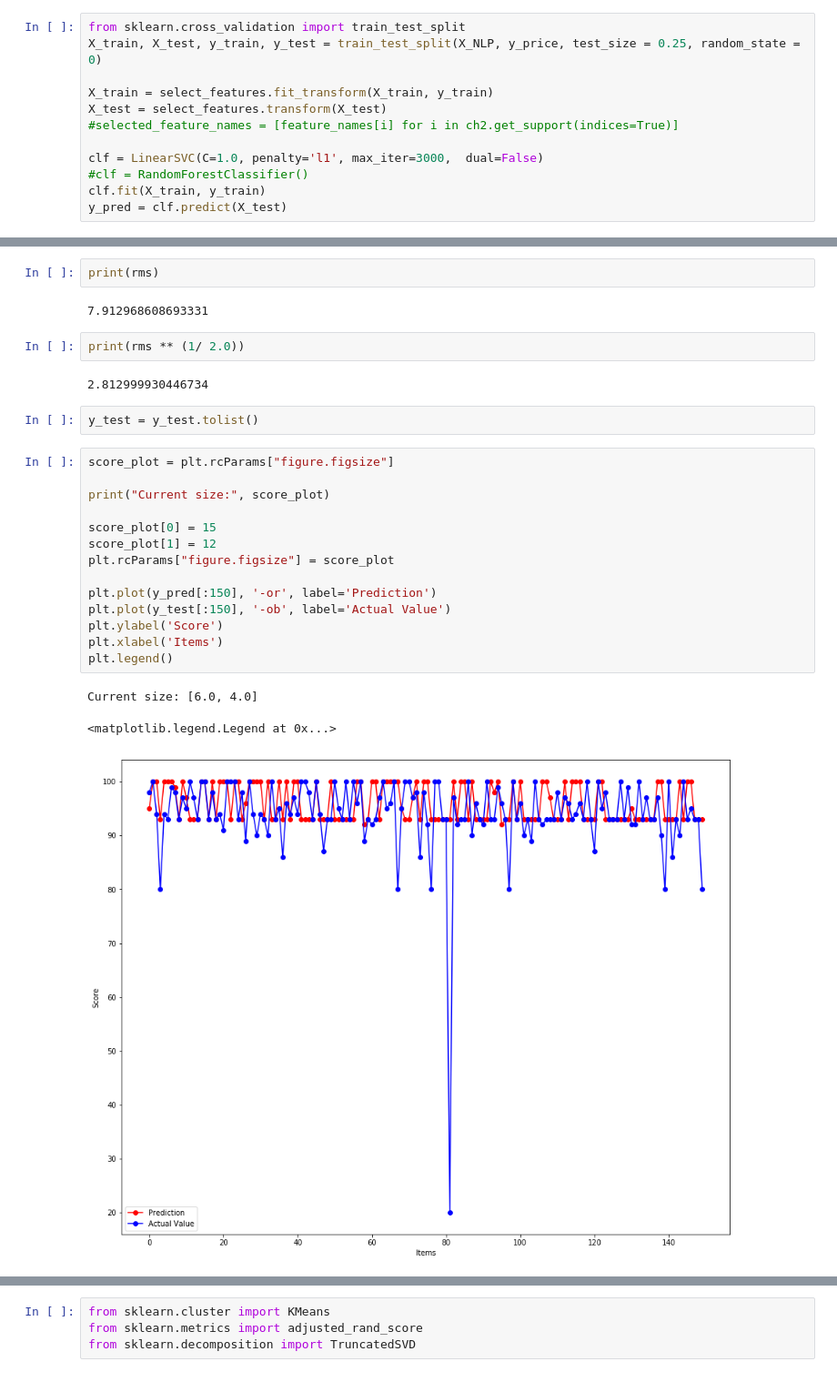
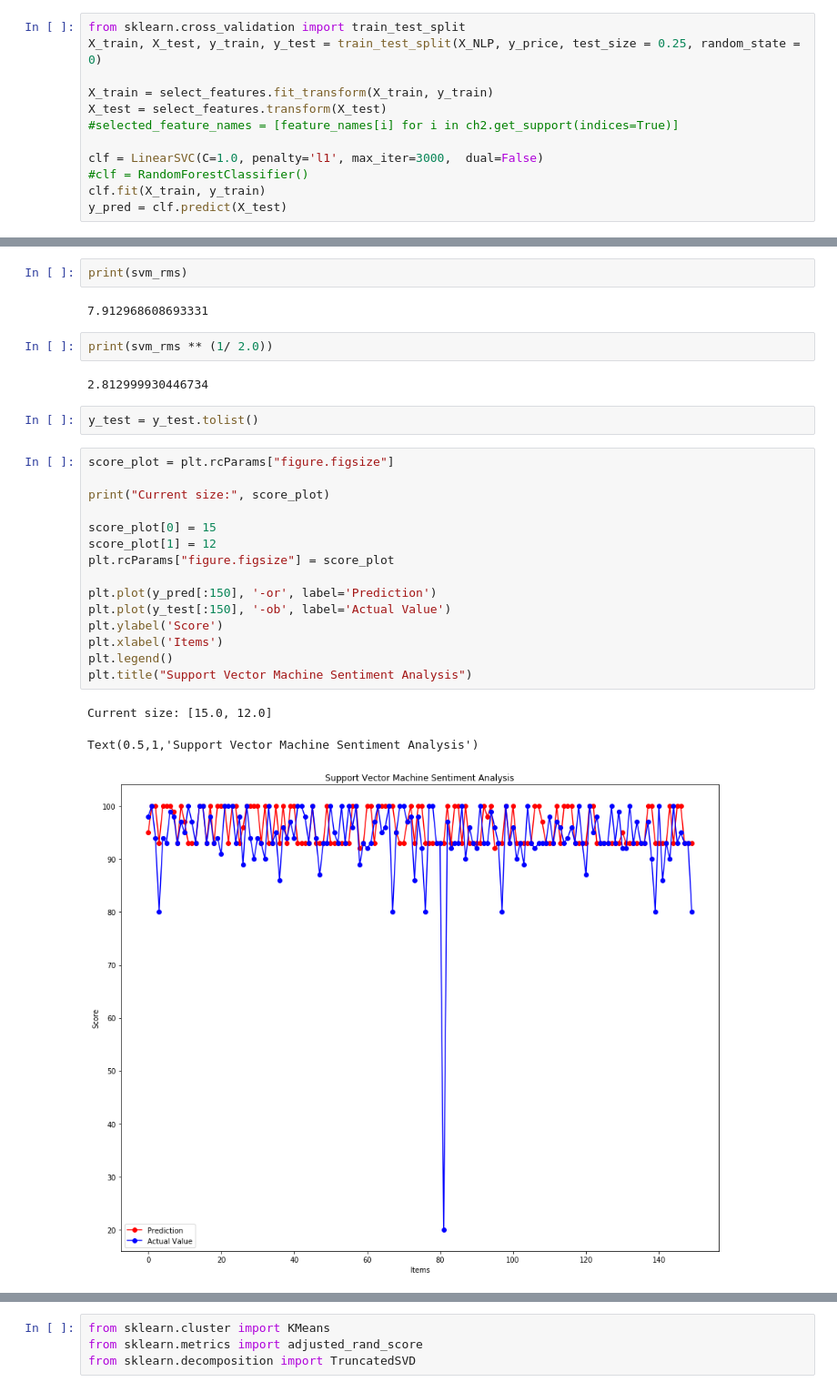
Before and after one commit to ManvithaC/AirBnB-listing-Recommender, a Jupyter notebook: NLP.ipynb, the cells around one changed output, grey strips where cells are left out. Shown at 91% size. Cells and saved outputs as stored; diff of their text form.

```diff
--- a/NLP.ipynb
+++ b/NLP.ipynb
@@ -138,9 +138,9 @@ rms = sqrt(mean_squared_error(y_test, y_pred))
 # %%
-print(rms)
+print(svm_rms)
 # %% [output]
 7.912968608693331
 # %%
-print(rms ** (1/ 2.0))
+print(svm_rms ** (1/ 2.0))
 # %% [output]
 2.812999930446734
 # %%
@@ -148,18 +148,19 @@ y_test = y_test.tolist()
 # %%
 score_plot = plt.rcParams["figure.figsize"]
 
 print("Current size:", score_plot)
 
 score_plot[0] = 15
 score_plot[1] = 12
 plt.rcParams["figure.figsize"] = score_plot
 
 plt.plot(y_pred[:150], '-or', label='Prediction')
 plt.plot(y_test[:150], '-ob', label='Actual Value')
 plt.ylabel('Score')
 plt.xlabel('Items')
 plt.legend()
+plt.title("Support Vector Machine Sentiment Analysis")
 # %% [output]
-Current size: [6.0, 4.0]
+Current size: [15.0, 12.0]
-<matplotlib.legend.Legend at 0x...>
+Text(0.5,1,'Support Vector Machine Sentiment Analysis')
-[figure, old version]
+[figure, new version]
```
Also changed, not shown: parts of 14 cells of this notebook.
